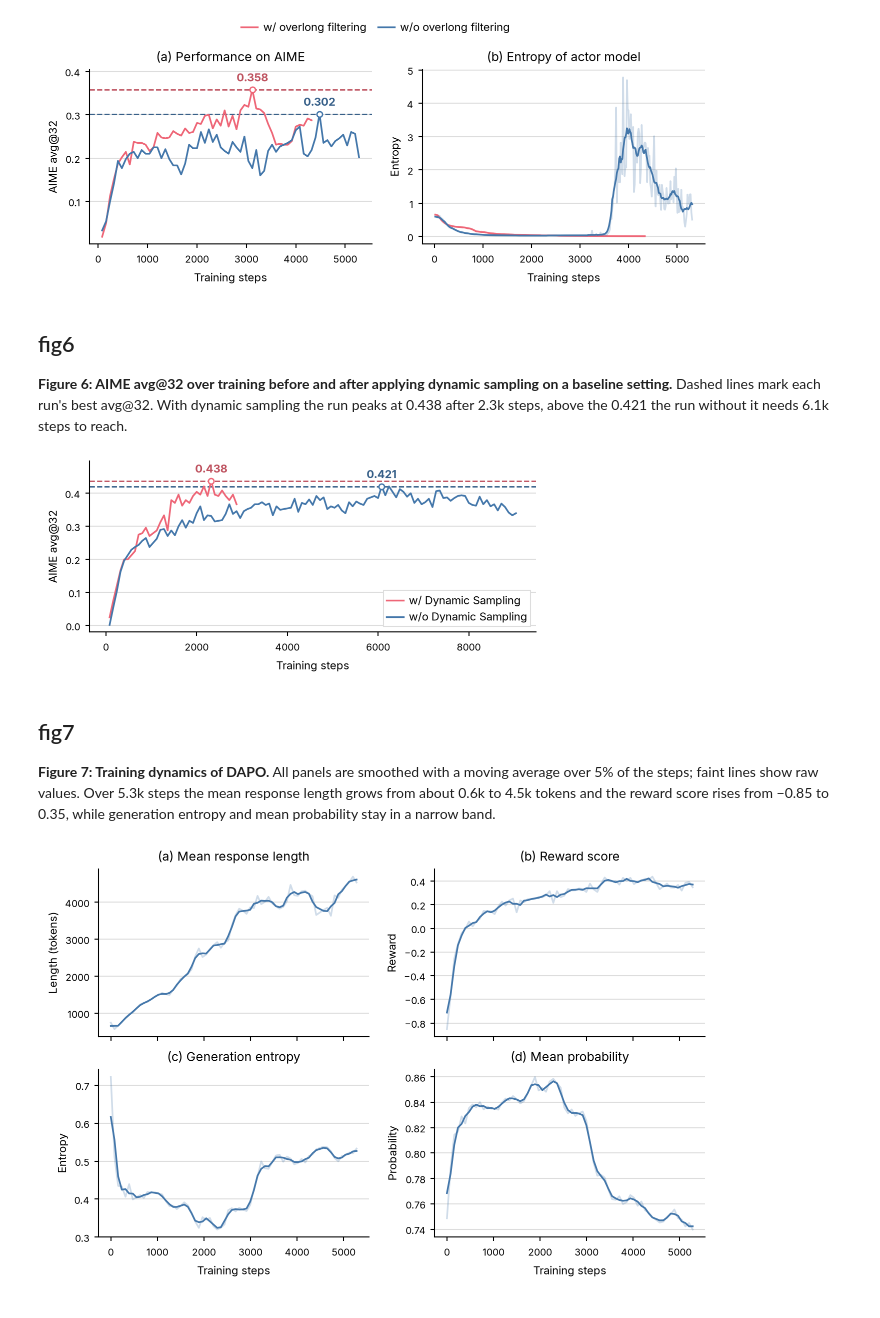
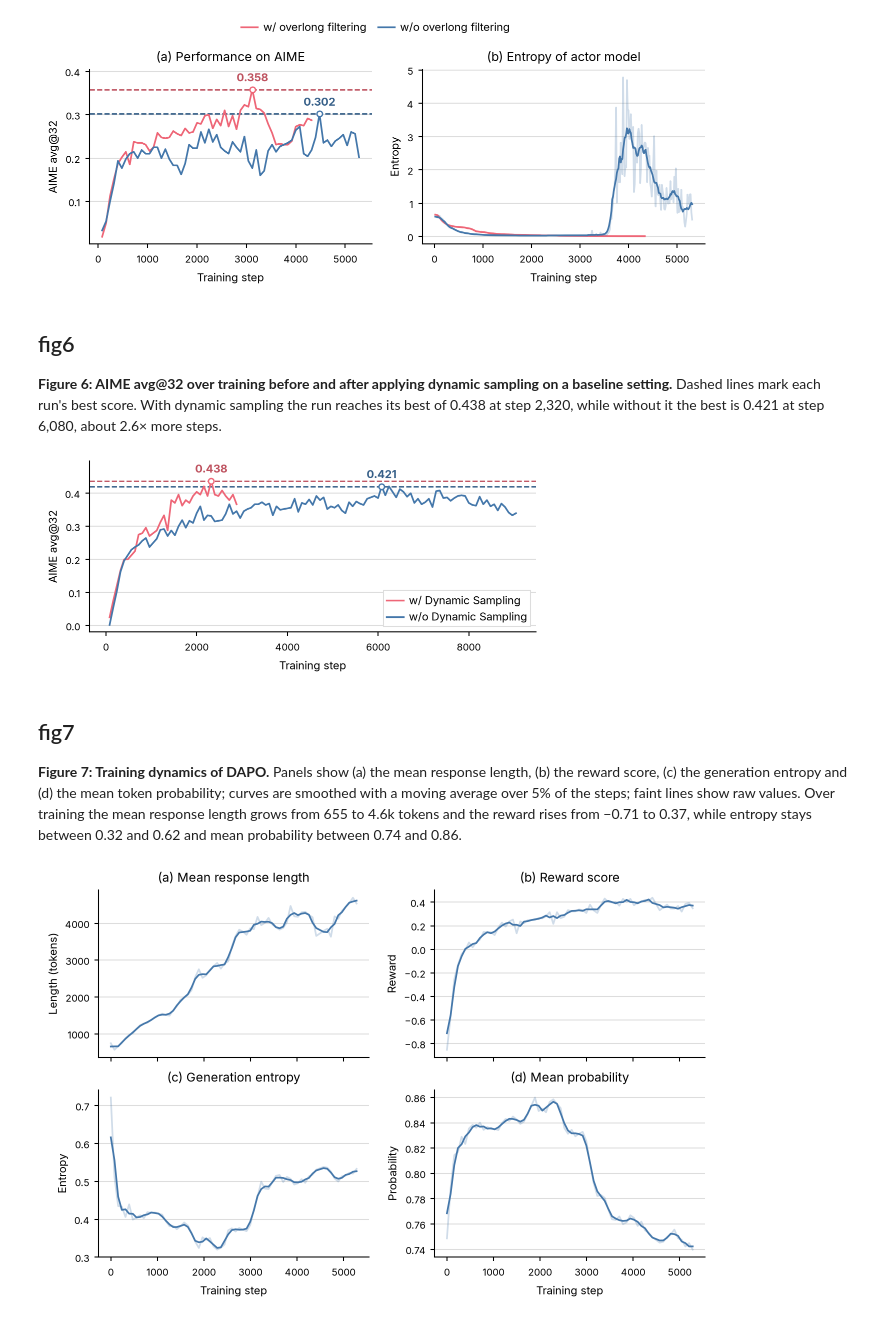
Before and after one commit to bigohofone/academic-figure-skill, a Jupyter notebook: examples/academic-figure/with-skill.ipynb, the cells around one changed output. Cells and saved outputs as stored; diff of their text form; code cells hidden in the pictures.

```diff
--- a/examples/academic-figure/with-skill.ipynb
+++ b/examples/academic-figure/with-skill.ipynb
@@ -82,15 +94,21 @@ plt.show()
 # %%
-series = {"w/ token-level loss": cset.red, "w/o token-level loss": cset.blue}
-fig, (ax_ent, ax_len) = plt.subplots(1, 2, figsize=(6.75, 2), sharex=True)
-for name, color in series.items():
-    for ax, key in [(ax_ent, "fig4a"), (ax_len, "fig4b")]:
-        curve = data[key][name]
-        ax.plot(curve["step"], curve["value"], color=color, alpha=0.25)
-        ax.plot(curve["step"], smooth(curve["value"]), color=color, label=name if ax is ax_ent else None)
-ax_ent.set(title="(a) Entropy of generation probabilities", xlabel="Training steps", ylabel="Entropy")
-ax_len.set(title="(b) Average response length", xlabel="Training steps", ylabel="Length (tokens)")
-fig.legend(loc="outside upper center", ncol=len(series), frameon=False, borderaxespad=0)
-fit_height(fig, [ax_ent, ax_len], aspect=0.618)
+data = json.load(open("../dapo.json"))
+
+fig, axes = plt.subplots(1, 2, figsize=(6.75, 2.5))
+for name, color in [("w/ token-level loss", cset.red), ("w/o token-level loss", cset.blue)]:
+    for ax, key in zip(axes, ["fig4a", "fig4b"]):
+        ax.plot(data[key][name]["step"], data[key][name]["value"], color=color, alpha=0.25)
+        ax.plot(data[key][name]["step"], smooth(data[key][name]["value"]), color=color, label=name if key == "fig4a" else None)
+
+axes[0].set_title("(a) Entropy of actor model")
+axes[0].set_ylabel("Entropy")
+axes[1].set_title("(b) Average response length")
+axes[1].set_ylabel("Response length (tokens)")
+for ax in axes:
+    ax.set_xlabel("Training step")
+fig.legend(loc="outside upper center", ncol=2, frameon=False, borderaxespad=0)
+
+fit_height(fig, axes, aspect=0.618)
 fig.savefig("fig4.pdf")
 fig.savefig("fig4.png")
 plt.show()
@@ -123,26 +149,28 @@ plt.show()
 # %% [markdown]
 ## fig6
 
-**Figure 6: AIME avg@32 over training before and after applying dynamic sampling on a baseline setting.** Dashed lines mark each run's best avg@32. With dynamic sampling the run peaks at 0.438 after 2.3k steps, above the 0.421 the run without it needs 6.1k steps to reach.
+**Figure 6: AIME avg@32 over training before and after applying dynamic sampling on a baseline setting.** Dashed lines mark each run's best score. With dynamic sampling the run reaches its best of 0.438 at step 2,320, while without it the best is 0.421 at step 6,080, about 2.6× more steps.
 # %%
-series = {"w/ Dynamic Sampling": cset.red, "w/o Dynamic Sampling": cset.blue}
+data = json.load(open("../dapo.json"))["fig6"]
+
 fig, ax = plt.subplots(figsize=(5.0625, 2))
-for name, color in series.items():
-    acc = data["fig6"][name]
+for name, color in [("w/ Dynamic Sampling", cset.red), ("w/o Dynamic Sampling", cset.blue)]:
+    acc = data[name]
     ax.plot(acc["step"], acc["value"], color=color, label=name)
-    best = max(range(len(acc["value"])), key=acc["value"].__getitem__)
-    mark_value(ax, acc["step"][best], acc["value"][best], f"{acc['value'][best]:.3f}", color)
-ax.set_xlabel("Training steps")
+    best = max(acc["value"])
+    mark_value(ax, acc["step"][acc["value"].index(best)], best, f"{best:.3f}", color)
+ax.set_xlabel("Training step")
 ax.set_ylabel("AIME avg@32")
 ax.legend(loc="lower right")
+
 fit_height(fig, ax, aspect=0.382)
 fig.savefig("fig6.pdf")
 fig.savefig("fig6.png")
 plt.show()
 # %% [output]
-[figure, old version]
+[figure, new version]
 # %% [markdown]
 ## fig7
 
-**Figure 7: Training dynamics of DAPO.** All panels are smoothed with a moving average over 5% of the steps; faint lines show raw values. Over 5.3k steps the mean response length grows from about 0.6k to 4.5k tokens and the reward score rises from −0.85 to 0.35, while generation entropy and mean probability stay in a narrow band.
+**Figure 7: Training dynamics of DAPO.** Panels show (a) the mean response length, (b) the reward score, (c) the generation entropy and (d) the mean token probability; curves are smoothed with a moving average over 5% of the steps; faint lines show raw values. Over training the mean response length grows from 655 to 4.6k tokens and the reward rises from −0.71 to 0.37, while entropy stays between 0.32 and 0.62 and mean probability between 0.74 and 0.86.
 # %%
```
Also changed, not shown: parts of 12 cells of this notebook, 10 other files.
